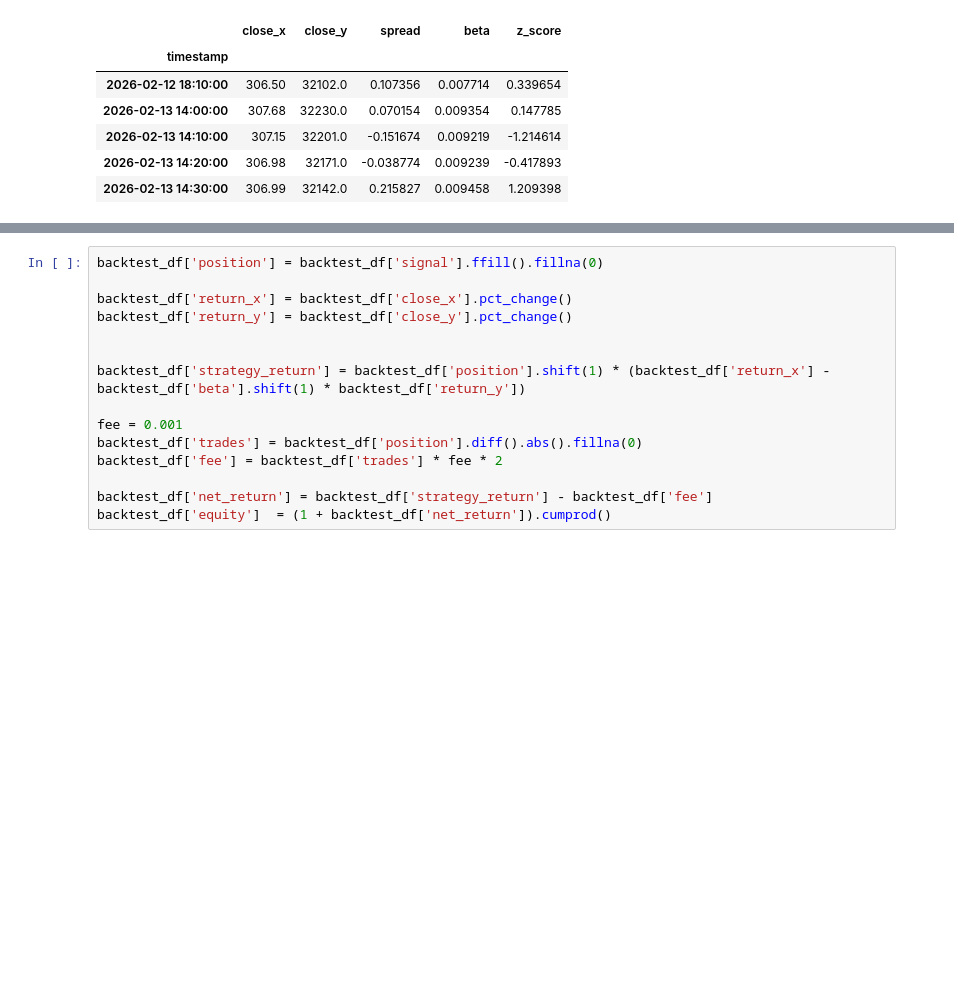
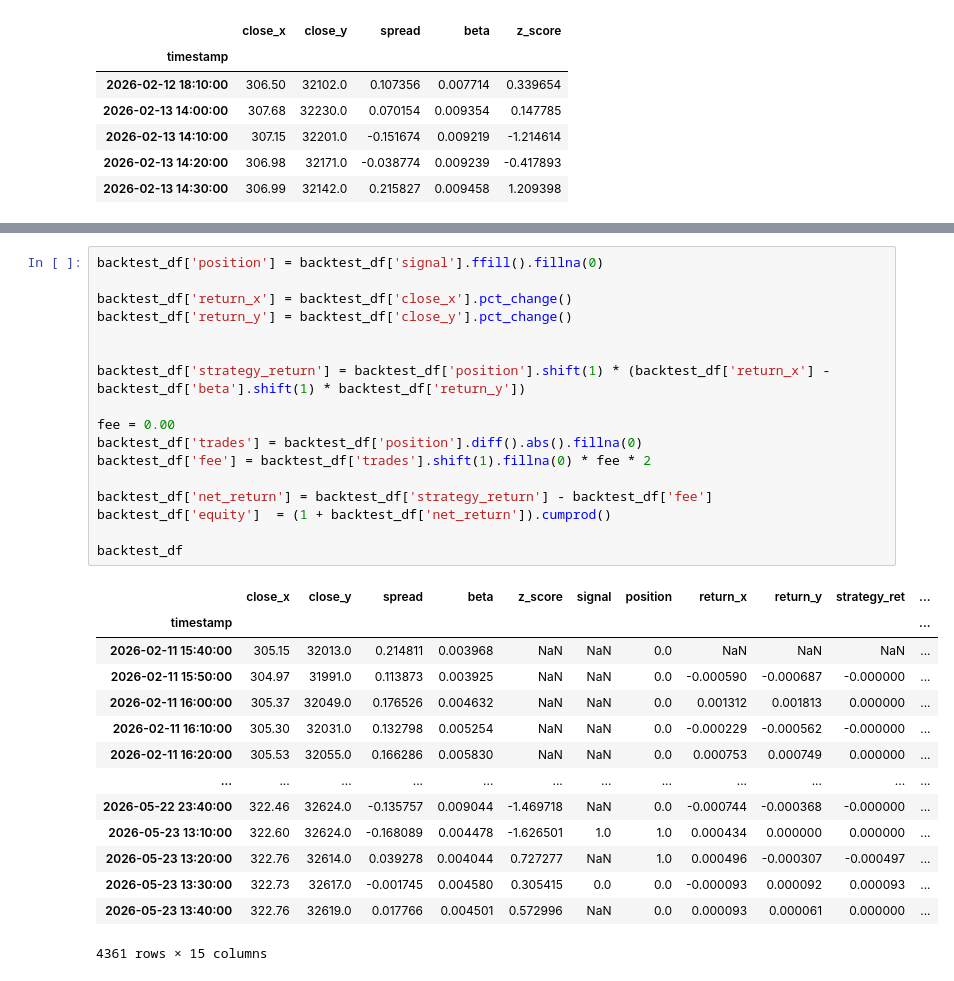
Before and after one commit to SigmaFlowX/Moex-Stat-Arb, a Jupyter notebook: notebooks/spread_graph.ipynb, the cells around one changed output, grey strips where cells are left out. Saved outputs shown, nothing was run; the diff lists cells and outputs as text; blank space fills up the shorter version.

```diff
--- a/notebooks/spread_graph.ipynb
+++ b/notebooks/spread_graph.ipynb
@@ -135,15 +135,32 @@ backtest_df.head()
 # %%
 backtest_df['position'] = backtest_df['signal'].ffill().fillna(0)
 
 backtest_df['return_x'] = backtest_df['close_x'].pct_change()
 backtest_df['return_y'] = backtest_df['close_y'].pct_change()
 
 
 backtest_df['strategy_return'] = backtest_df['position'].shift(1) * (backtest_df['return_x'] - backtest_df['beta'].shift(1) * backtest_df['return_y'])
 
-fee = 0.001
+fee = 0.00
 backtest_df['trades'] = backtest_df['position'].diff().abs().fillna(0)
-backtest_df['fee'] = backtest_df['trades'] * fee * 2
+backtest_df['fee'] = backtest_df['trades'].shift(1).fillna(0) * fee * 2
 
 backtest_df['net_return'] = backtest_df['strategy_return'] - backtest_df['fee']
 backtest_df['equity']  = (1 + backtest_df['net_return']).cumprod()
+
+backtest_df
+# %% [output]
+|  | close_x | close_y | spread | beta | z_score | signal | position | return_x | return_y | strategy_ret | ... |
+| timestamp |  |  |  |  |  |  |  |  |  |  | ... |
+| 2026-02-11 15:40:00 | 305.15 | 32013.0 | 0.214811 | 0.003968 | NaN | NaN | 0.0 | NaN | NaN | NaN | ... |
+| 2026-02-11 15:50:00 | 304.97 | 31991.0 | 0.113873 | 0.003925 | NaN | NaN | 0.0 | -0.000590 | -0.000687 | -0.000000 | ... |
+| 2026-02-11 16:00:00 | 305.37 | 32049.0 | 0.176526 | 0.004632 | NaN | NaN | 0.0 | 0.001312 | 0.001813 | 0.000000 | ... |
+| 2026-02-11 16:10:00 | 305.30 | 32031.0 | 0.132798 | 0.005254 | NaN | NaN | 0.0 | -0.000229 | -0.000562 | -0.000000 | ... |
+| 2026-02-11 16:20:00 | 305.53 | 32055.0 | 0.166286 | 0.005830 | NaN | NaN | 0.0 | 0.000753 | 0.000749 | 0.000000 | ... |
+| ... | ... | ... | ... | ... | ... | ... | ... | ... | ... | ... | ... |
+| 2026-05-22 23:40:00 | 322.46 | 32624.0 | -0.135757 | 0.009044 | -1.469718 | NaN | 0.0 | -0.000744 | -0.000368 | -0.000000 | ... |
+| 2026-05-23 13:10:00 | 322.60 | 32624.0 | -0.168089 | 0.004478 | -1.626501 | 1.0 | 1.0 | 0.000434 | 0.000000 | 0.000000 | ... |
+| 2026-05-23 13:20:00 | 322.76 | 32614.0 | 0.039278 | 0.004044 | 0.727277 | NaN | 1.0 | 0.000496 | -0.000307 | -0.000497 | ... |
+| 2026-05-23 13:30:00 | 322.73 | 32617.0 | -0.001745 | 0.004580 | 0.305415 | 0.0 | 0.0 | -0.000093 | 0.000092 | 0.000093 | ... |
+| 2026-05-23 13:40:00 | 322.76 | 32619.0 | 0.017766 | 0.004501 | 0.572996 | NaN | 0.0 | 0.000093 | 0.000061 | 0.000000 | ... |
+4361 rows × 15 columns
```
Also changed, not shown: parts of 1 cell of this notebook.
